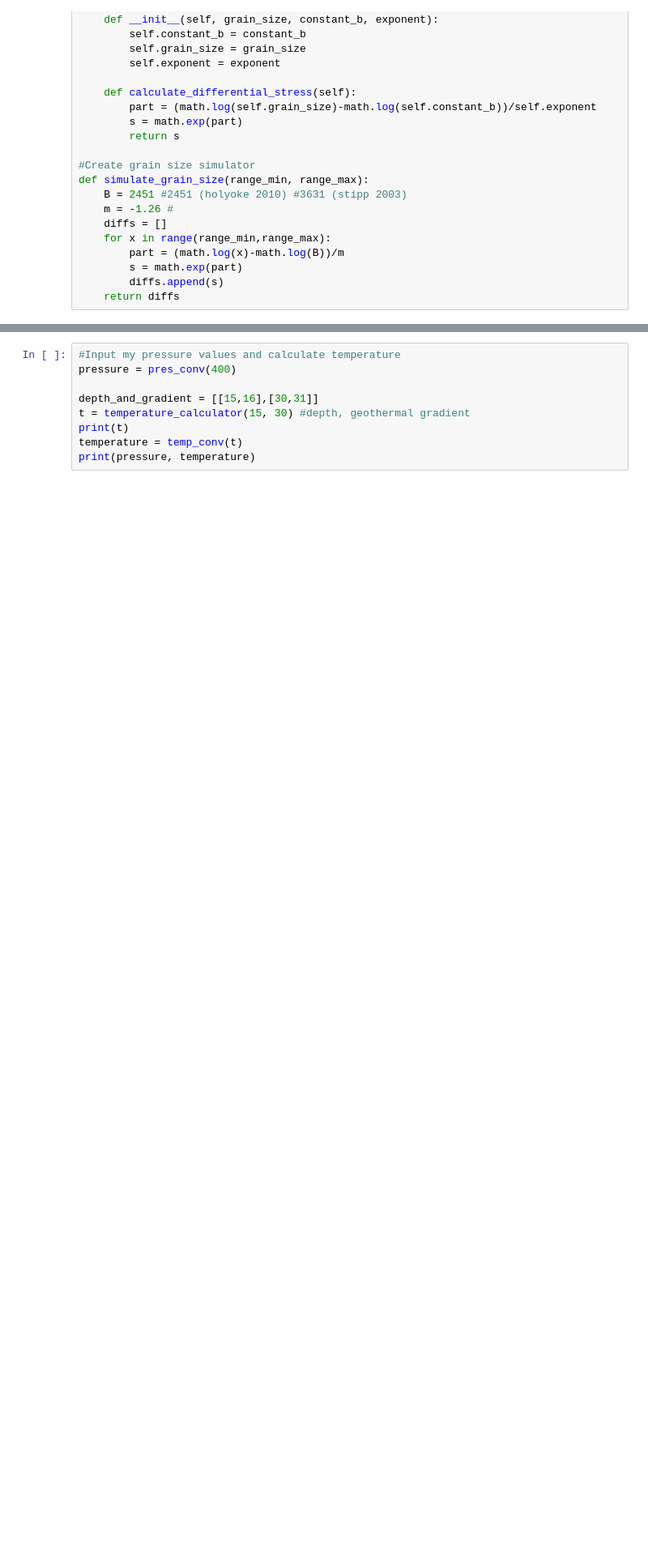
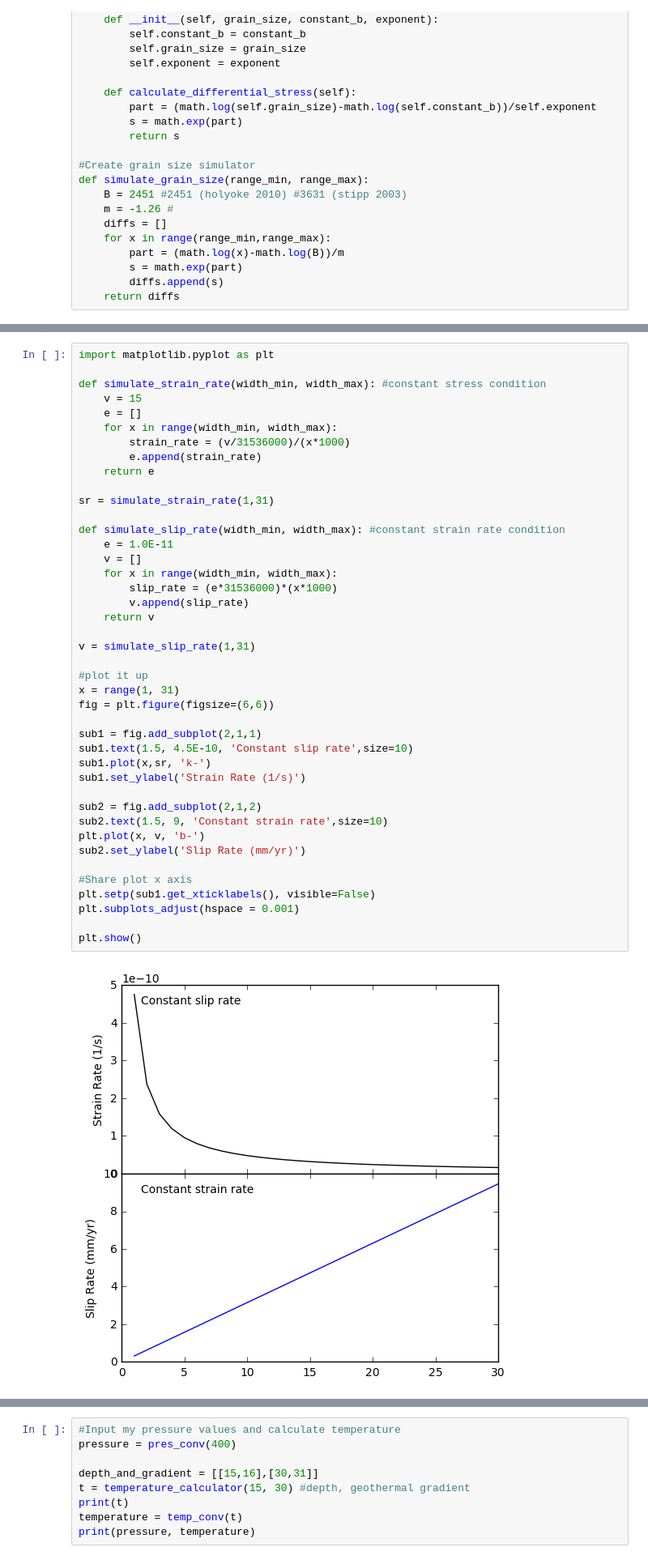
Before and after one commit to usgs/gmeg-shearzone-flowstress, a Jupyter notebook: Strain and Slip Rate Calculations.ipynb, the cells around one changed output, grey strips where cells are left out. Shown at 81% size. Saved outputs shown, nothing was run; the diff lists cells and outputs as text; blank space fills up the shorter version.

```diff
--- a/Strain and Slip Rate Calculations.ipynb
+++ b/Strain and Slip Rate Calculations.ipynb
@@ -103,3 +108,47 @@ print(s)
+# %%
+import matplotlib.pyplot as plt
+
+def simulate_strain_rate(width_min, width_max): #constant stress condition
+    v = 15
+    e = []
+    for x in range(width_min, width_max):
+        strain_rate = (v/31536000)/(x*1000)
+        e.append(strain_rate)
+    return e
+
+sr = simulate_strain_rate(1,31)
+
+def simulate_slip_rate(width_min, width_max): #constant strain rate condition
+    e = 1.0E-11
+    v = []
+    for x in range(width_min, width_max):
+        slip_rate = (e*31536000)*(x*1000)
+        v.append(slip_rate)
+    return v
+
+v = simulate_slip_rate(1,31)
+
+#plot it up
+x = range(1, 31)
+fig = plt.figure(figsize=(6,6))
+
+sub1 = fig.add_subplot(2,1,1)
+sub1.text(1.5, 4.5E-10, 'Constant slip rate',size=10)
+sub1.plot(x,sr, 'k-')
+sub1.set_ylabel('Strain Rate (1/s)')
+
+sub2 = fig.add_subplot(2,1,2)
+sub2.text(1.5, 9, 'Constant strain rate',size=10)
+plt.plot(x, v, 'b-')
+sub2.set_ylabel('Slip Rate (mm/yr)')
+
+#Share plot x axis
+plt.setp(sub1.get_xticklabels(), visible=False)
+plt.subplots_adjust(hspace = 0.001)
+
+plt.show()
+# %% [output]
+[figure, added]
 # %%
 
 
```
Also changed, not shown: parts of 2 cells of this notebook, 1 other file.
